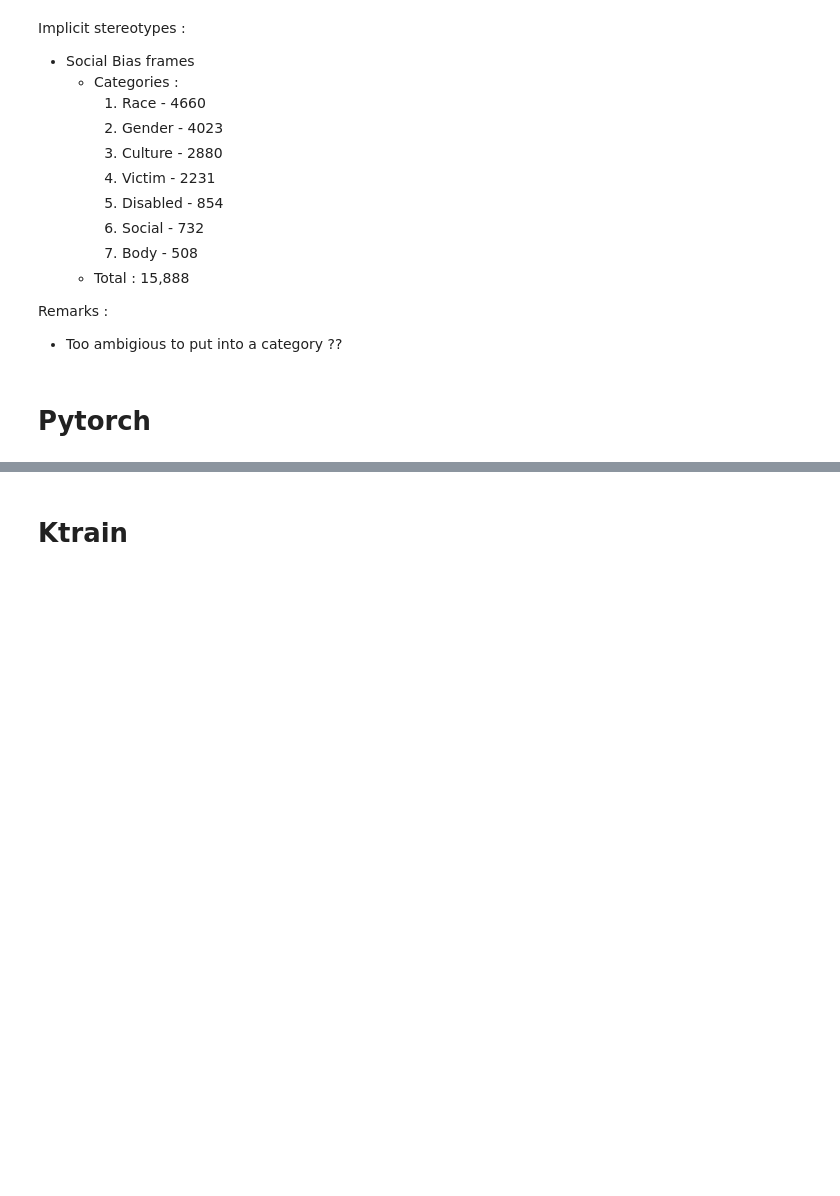
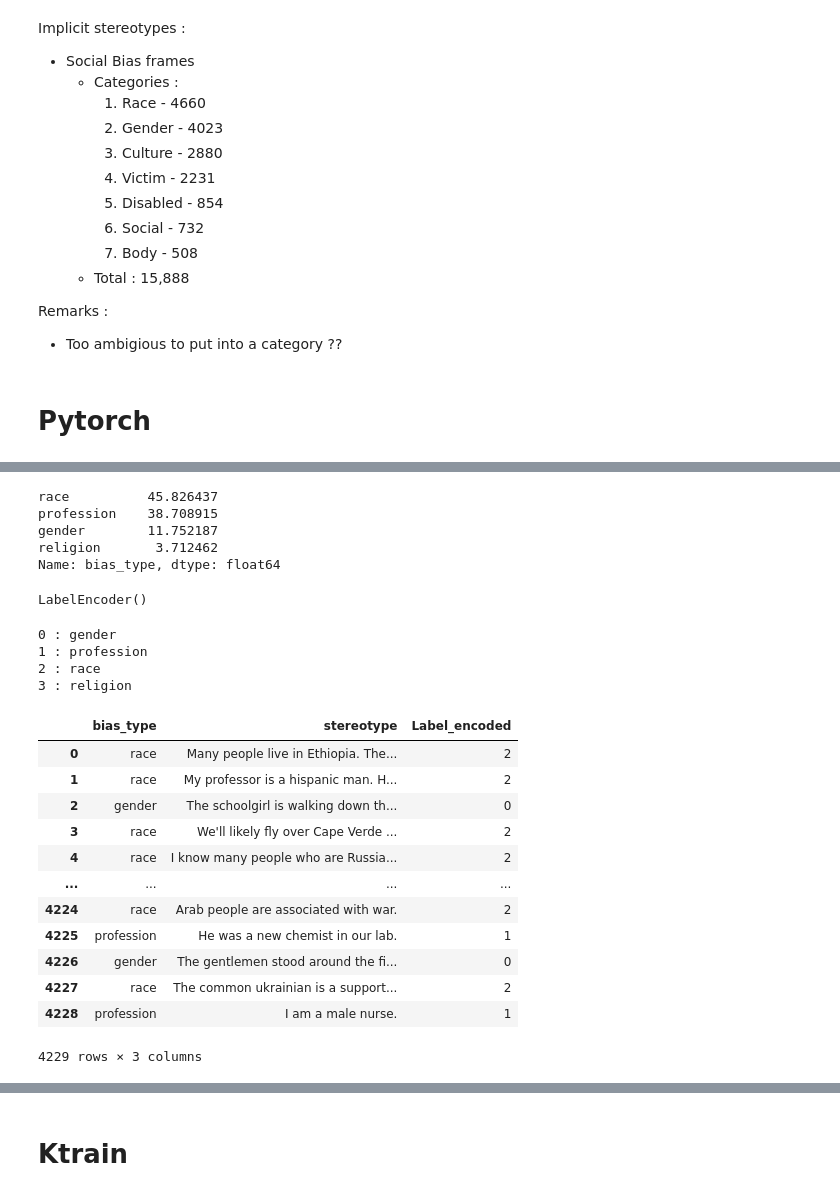
Before and after one commit to mvdheram/Stereotypical-Social-bias-detection-, a Jupyter notebook: Experiments_Ktrain,_Pytorch.ipynb, the cells around one changed output, grey strips where cells are left out. Cells and saved outputs as stored; diff of their text form; code cells hidden in the pictures; blank space fills up the shorter version.

```diff
--- a/Experiments_Ktrain,_Pytorch.ipynb
+++ b/Experiments_Ktrain,_Pytorch.ipynb
@@ -111,0 +158,50 @@ Remarks :
+# %%
+df.bias_type.value_counts(normalize = True)*100
+# %% [output]
+race          45.826437
+profession    38.708915
+gender        11.752187
+religion       3.712462
+Name: bias_type, dtype: float64
+# %%
+from sklearn.preprocessing import LabelEncoder
+from keras.utils import np_utils
+
+labels = df['bias_type']
+# encode class values as integers
+encoder = LabelEncoder()
+encoder.fit(labels)
+# %% [output]
+LabelEncoder()
+# %%
+for cls in range(len(encoder.classes_)):
+  print(cls,":" ,encoder.classes_[cls])
+# %% [output]
+0 : gender
+1 : profession
+2 : race
+3 : religion
+# %%
+encoded_labels = {}
+for cls in range(len(encoder.classes_)):
+  encoded_labels[encoder.classes_[cls]] = cls
+# %%
+dfLabelEncod = df
+# %%
+dfLabelEncod['Label_encoded'] = dfLabelEncod['bias_type'].replace(encoded_labels)
+# %%
+dfLabelEncod
+# %% [output]
+|  | bias_type | stereotype | Label_encoded |
+| 0 | race | Many people live in Ethiopia. The... | 2 |
+| 1 | race | My professor is a hispanic man. H... | 2 |
+| 2 | gender | The schoolgirl is walking down th... | 0 |
+| 3 | race | We'll likely fly over Cape Verde ... | 2 |
+| 4 | race | I know many people who are Russia... | 2 |
+| ... | ... | ... | ... |
+| 4224 | race | Arab people are associated with war. | 2 |
+| 4225 | profession | He was a new chemist in our lab. | 1 |
+| 4226 | gender | The gentlemen stood around the fi... | 0 |
+| 4227 | race | The common ukrainian is a support... | 2 |
+| 4228 | profession | I am a male nurse. | 1 |
+4229 rows × 3 columns
```
Also changed, not shown: parts of 68 cells of this notebook.
